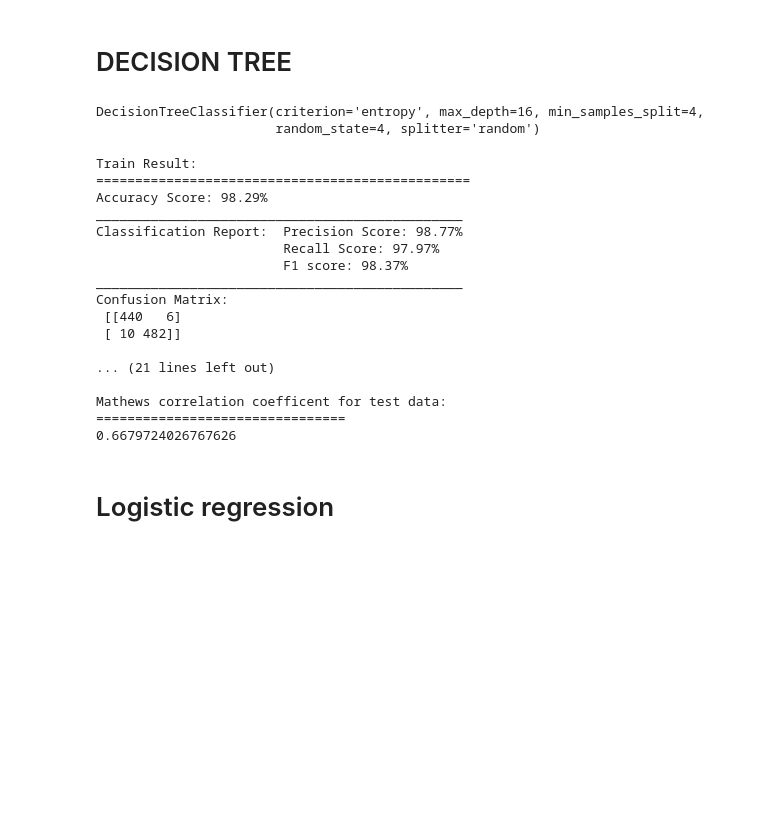
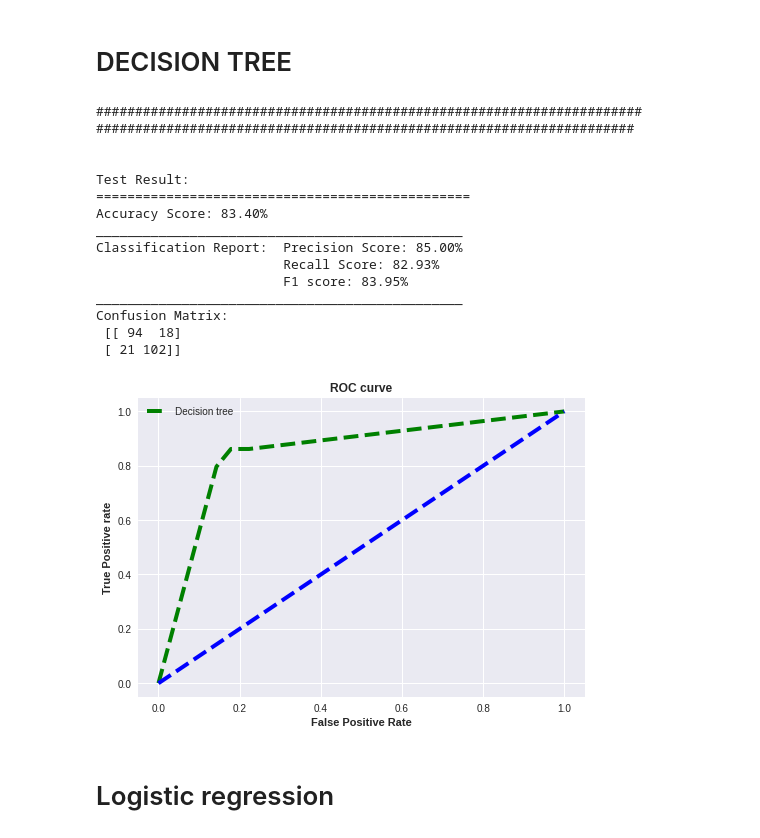
Before and after one commit to northcampus-university-of-kashmir/Heart-Disease-Detection-System, a Jupyter notebook: New dataset/for_new_dataset.ipynb, the cells around one changed output. Cells and saved outputs as stored; diff of their text form; code cells hidden in the pictures; blank space fills up the shorter version.

```diff
--- a/New dataset/for_new_dataset.ipynb
+++ b/New dataset/for_new_dataset.ipynb
@@ -702,6 +727,4 @@ tree1 = DecisionTreeClassifier(criterion='entropy',
                               splitter='random')
 # %%
 tree1.fit(X_train, y_train)
+pred = clf.predict(X_test)
-# %% [output]
-DecisionTreeClassifier(criterion='entropy', max_depth=16, min_samples_split=4,
-                       random_state=4, splitter='random')
@@ -720,9 +771,9 @@ precision_test1x={}
 recall_test1x={}
 mcc_test={}
 mcc_train={}
-def print_score(algo_name,clf, X_train, y_train, X_test, y_test, train=True):
-    #
-    if train:
+def print_score(algo_name,clf, X_train, y_train, X_test, y_test):
+    train=False
+    if train==True:
         pred = clf.predict(X_train)
         print("Train Result:\n================================================")
 
@@ -741,9 +792,11 @@ def print_score(algo_name,clf, X_train, y_train, X_test, y_test, train=True):
         precision_train1x[algo_name+" training precision score"]=precision_score(y_train, pred) * 100
         recall_train1x[algo_name+" training recall score"]= recall_score(y_train, pred) * 100
         mcc_test[algo_name+" mcc score"]=matthews_corrcoef(y_train, pred)
+        pred_prob = clf.predict_proba(X_train)
+        plotRoc(pred_prob,algo_name,y_train,"for training")
 
     elif train==False:
-        pred = clf.predict(X_test)
+        pred= clf.predict(X_test)
         print('######################################################################')
         print('#####################################################################\n\n')
         print("Test Result:\n================================================")
@@ -755,36 +808,38 @@ def print_score(algo_name,clf, X_train, y_train, X_test, y_test, train=True):
         print(f"\t\t\tF1 score: {f1_score(y_test, pred) * 100:.2f}%")
         print("_______________________________________________")
         print(f"Confusion Matrix: \n {confusion_matrix(y_test, pred)}\n")
-        test_score_1x["Testing score"+algo_name]=accuracy_score(y_test, pred) * 100
-        f1_test1x[algo_name+" testing f1 score"]=f1_score(y_test, pred) * 100
-        precision_test1x[algo_name+" testing precision score"]=precision_score(y_test, pred) * 100
-        recall_test1x[algo_name+" testing recall score"]= recall_score(y_test, pred) * 100
-        print("\nMathews correlation coefficent for test data: \n================================")
-        print(matthews_corrcoef(y_test, pred))
-        mcc_train[algo_name+" mcc score"]=matthews_corrcoef(y_test, pred)
+#         test_score_1x["Testing score"+algo_name]=accuracy_score(y_test, pred) * 100
+#         f1_test1x[algo_name+" testing f1 score"]=f1_score(y_test, pred) * 100
+#         precision_test1x[algo_name+" testing precision score"]=precision_score(y_test, pred) * 100
+#         recall_test1x[algo_name+" testing recall score"]= recall_score(y_test, pred) * 100
+#         print("\nMathews correlation coefficent for test data: \n================================")
+#         print(matthews_corrcoef(y_test, pred))
+#         mcc_train[algo_name+" mcc score"]=matthews_corrcoef(y_test, pred)
+        pred_prob = clf.predict_proba(X_test)
+        plotRoc(pred_prob,algo_name,y_test)
+
     #return f1_train , precision_train ,recall_train,f1_test,precision_test,recall_test
 # %%
 
-print_score("Decision tree",tree1,X_train, y_train, X_test, y_test, train=True)
-print_score("Decision tree",tree1, X_train, y_train, X_test, y_test, train=False)
+#print_score("Decision tree",tree1,X_train, y_train, X_test, y_test, train=True)
+print_score("Decision tree",tree1, X_train, y_train, X_test, y_test)
 # %% [output]
-Train Result:
+######################################################################
+#####################################################################
+
+
+Test Result:
 ================================================
-Accuracy Score: 98.29%
+Accuracy Score: 83.40%
 _______________________________________________
-Classification Report:  Precision Score: 98.77%
-                        Recall Score: 97.97%
-                        F1 score: 98.37%
+Classification Report:  Precision Score: 85.00%
+                        Recall Score: 82.93%
+                        F1 score: 83.95%
 _______________________________________________
 Confusion Matrix:
- [[440   6]
- [ 10 482]]
-
-... (21 lines left out)
-
-Mathews correlation coefficent for test data:
-================================
-0.6679724026767626
+ [[ 94  18]
+ [ 21 102]]
+[figure, added]
 # %% [markdown]
 # Logistic regression
 # %%
```
Also changed, not shown: parts of 28 cells of this notebook, 1 other file.
